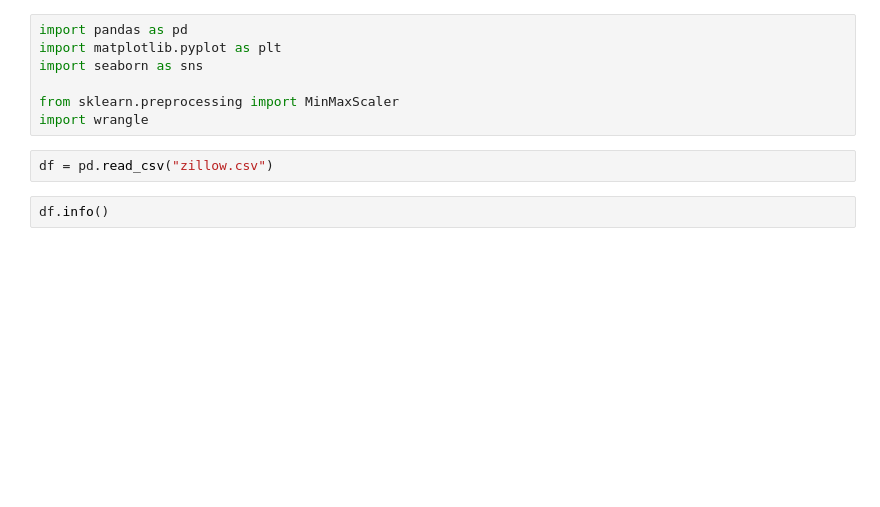
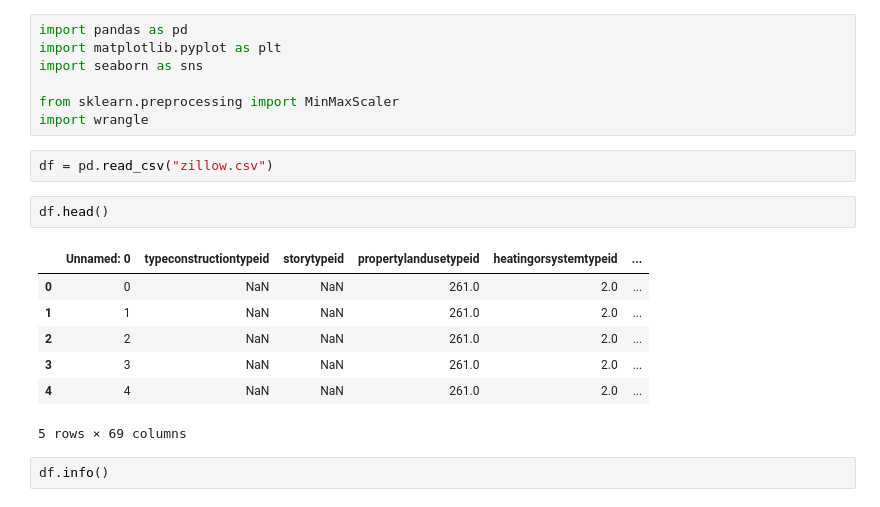
Before and after one commit to Zillow-Project/zillow_project_2021, a Jupyter notebook: Caitlyn/aquire_and_prepare.ipynb, the cells around one changed output. Saved outputs shown, nothing was run; the diff lists cells and outputs as text; blank space fills up the shorter version.

```diff
--- a/Caitlyn/aquire_and_prepare.ipynb
+++ b/Caitlyn/aquire_and_prepare.ipynb
@@ -7,6 +7,16 @@ from sklearn.preprocessing import MinMaxScaler
 import wrangle
 # %%
 df = pd.read_csv("zillow.csv")
+# %%
+df.head()
+# %% [output]
+|  | Unnamed: 0 | typeconstructiontypeid | storytypeid | propertylandusetypeid | heatingorsystemtypeid | ... |
+| 0 | 0 | NaN | NaN | 261.0 | 2.0 | ... |
+| 1 | 1 | NaN | NaN | 261.0 | 2.0 | ... |
+| 2 | 2 | NaN | NaN | 261.0 | 2.0 | ... |
+| 3 | 3 | NaN | NaN | 261.0 | 2.0 | ... |
+| 4 | 4 | NaN | NaN | 261.0 | 2.0 | ... |
+5 rows × 69 columns
 # %%
 df.info()
 # %% [output]
```
Also changed, not shown: parts of 2 cells of this notebook.
